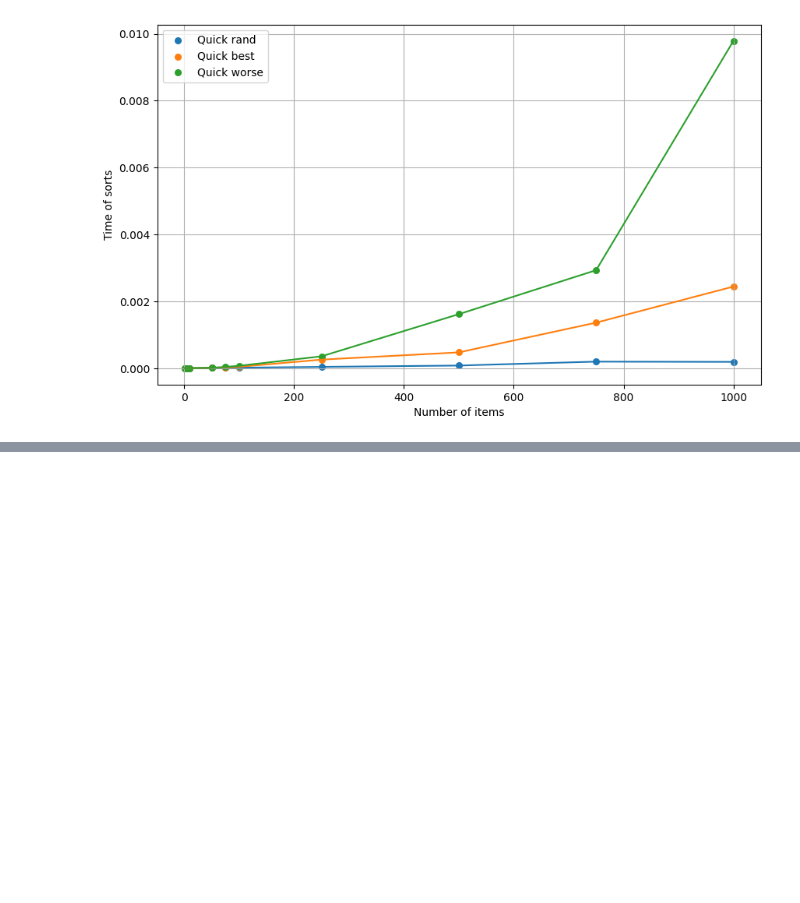
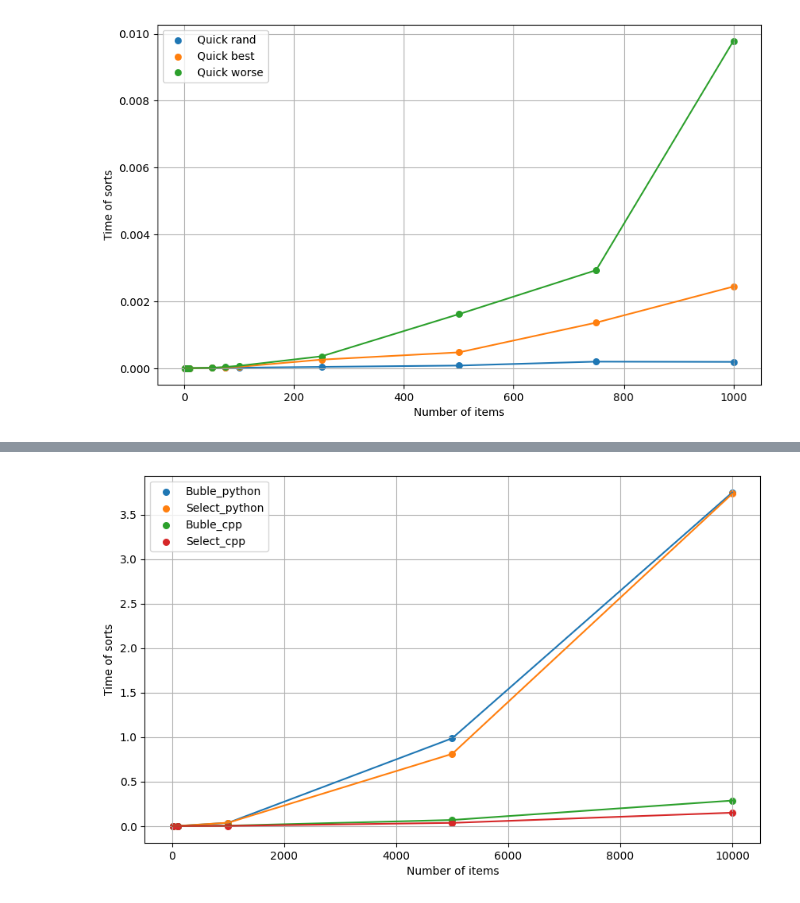
Before and after one commit to Polly23125/Informatics, a Jupyter notebook: Lab_sorts/graph.ipynb, the cells around one changed output, grey strips where cells are left out. Saved outputs shown, nothing was run; the diff lists cells and outputs as text; code cells hidden in the pictures; blank space fills up the shorter version.

```diff
--- a/Lab_sorts/graph.ipynb
+++ b/Lab_sorts/graph.ipynb
@@ -410,0 +535,21 @@ plt.show()
+# %%
+plt.figure(figsize=(10, 6))
+
+plt.scatter(test_size, time1, s=30, label='Buble_python')
+plt.scatter(test_size, time2, s=30, label='Select_python')
+plt.scatter(N[:5], bub[:5], s=30, label='Buble_cpp')
+plt.scatter(N[:5], sel[:5], s=30, label='Select_cpp')
+
+plt.plot(test_size, time1)
+plt.plot(test_size, time2)
+plt.plot(N[:5], bub[:5])
+plt.plot(N[:5], sel[:5])
+
+plt.xlabel('Number of items')
+plt.ylabel('Time of sorts')
+plt.grid()
+plt.legend()
+plt.savefig('Comparing_python.pdf', format='pdf')
+plt.show()
+# %% [output]
+[figure, added]
```
Also changed, not shown: parts of 7 cells of this notebook, 12 other files.
